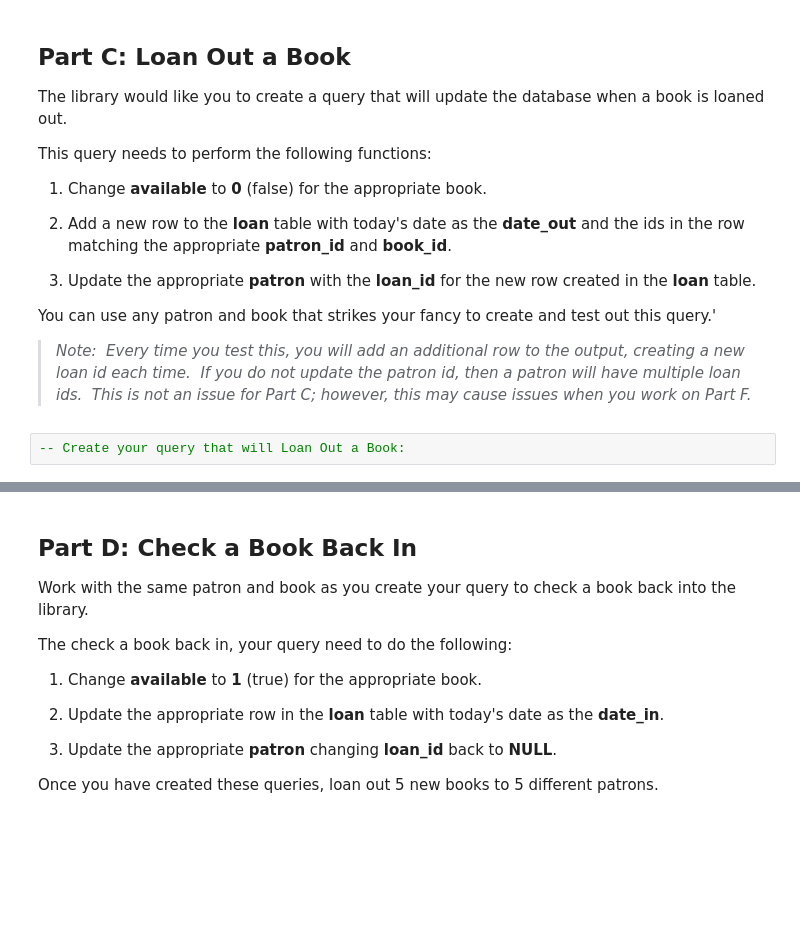
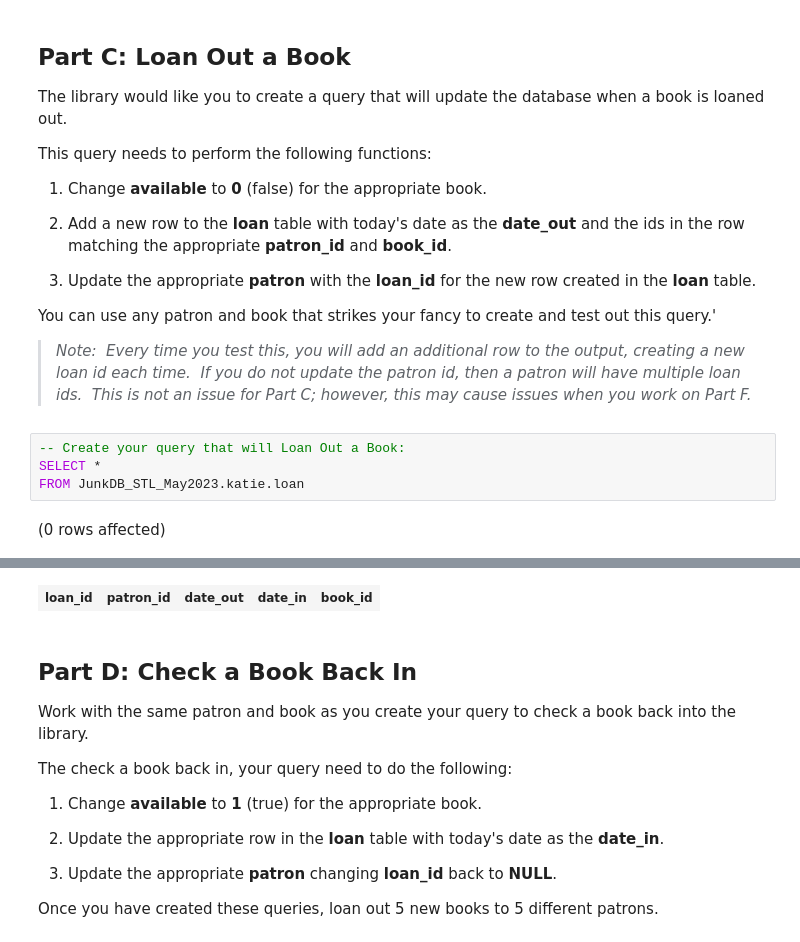
Before and after one commit to krmt28/SQL-Part-5-Studio, a Jupyter notebook: Studio.ipynb, the cells around one changed output, grey strips where cells are left out. Saved outputs shown, nothing was run; the diff lists cells and outputs as text; blank space fills up the shorter version.

```diff
--- a/Studio.ipynb
+++ b/Studio.ipynb
@@ -706,3 +728,7 @@ You can use any patron and book that strikes your fancy to create and test out t
 > _Note:  Every time you test this, you will add an additional row to the output, creating a new loan id each time.  If you do not update the patron id, then a patron will have multiple loan ids.  This is not an issue for Part C;_ _however, this may cause issues when you work on Part F._
 # %%
 -- Create your query that will Loan Out a Book:
+SELECT *
+FROM JunkDB_STL_May2023.katie.loan
+# %% [output]
+(0 rows affected)
@@ -709,3 +736,4 @@ You can use any patron and book that strikes your fancy to create and test out t
+| loan_id | patron_id | date_out | date_in | book_id |
 # %% [markdown]
 ## **Part D: Check a Book Back In**
 
```
Also changed, not shown: parts of 3 cells of this notebook.
